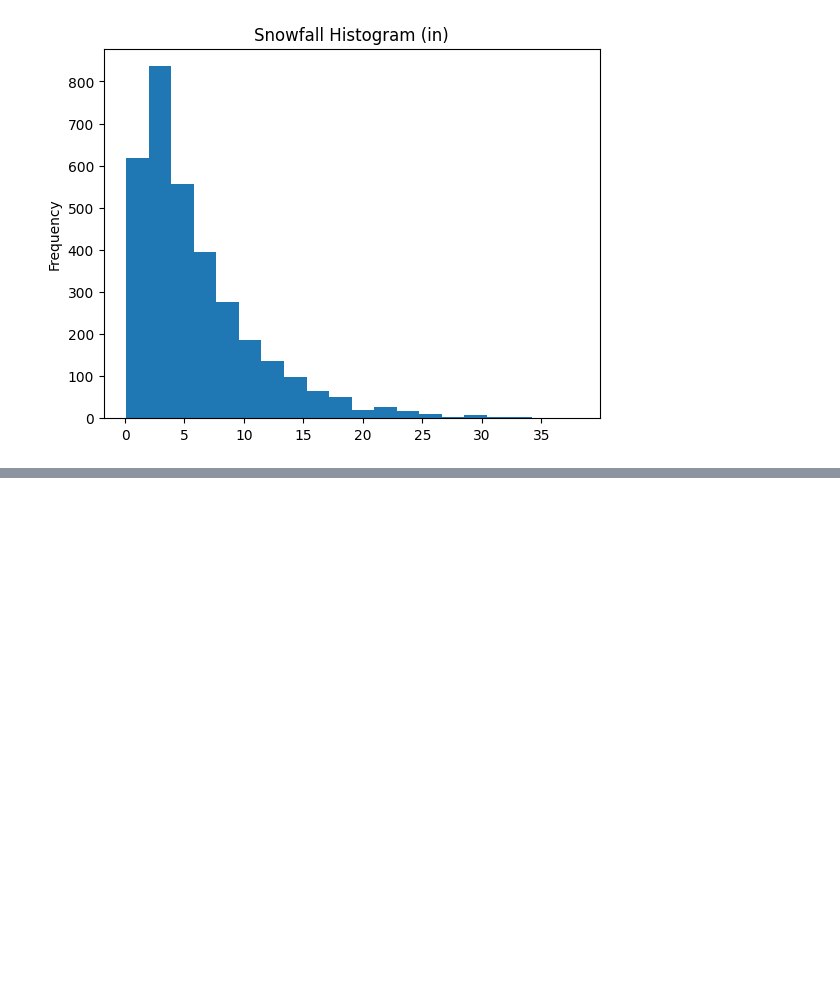
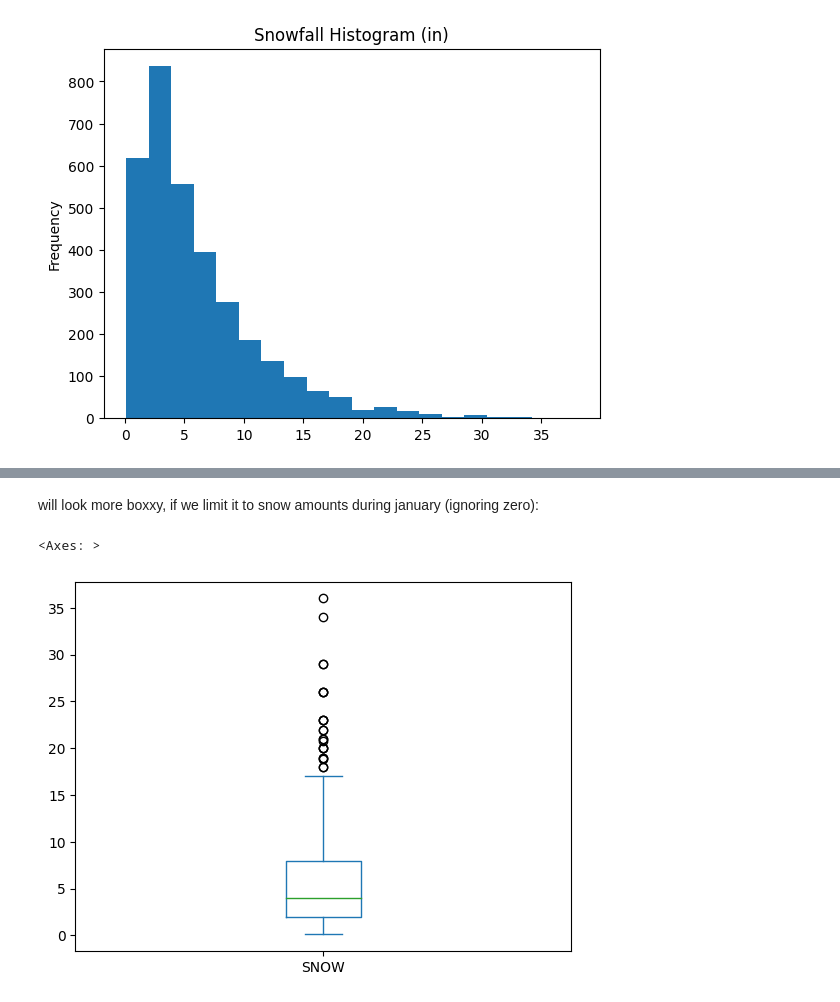
Before and after one commit to AshifulBhuiyan/EffectivePandas, a Jupyter notebook: Effective Pandas_Ch14.ipynb, the cells around one changed output, grey strips where cells are left out. Drawn from its saved outputs; the diff is of its cells as text; code cells hidden in the pictures; blank space fills up the shorter version.

```diff
--- a/Effective Pandas_Ch14.ipynb
+++ b/Effective Pandas_Ch14.ipynb
@@ -48,0 +57,9 @@ snow[snow>0].plot.hist(bins= 20, title='Snowfall Histogram (in)')
+# %% [markdown]
+will look more boxxy, if we limit it to snow amounts during january (ignoring zero):
+# %%
+(snow
+    [lambda s:(s.index.month ==1) & (s>0)]
+    .plot.box())
+# %% [output]
+<Axes: >
+[figure, added]
```
Also changed, not shown: parts of 19 cells of this notebook.
